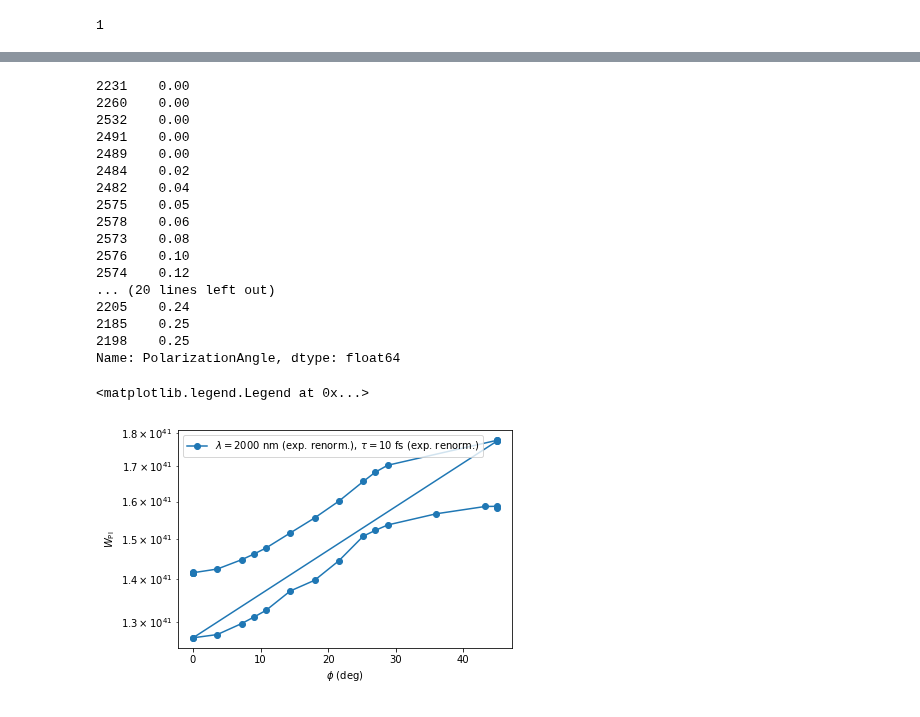
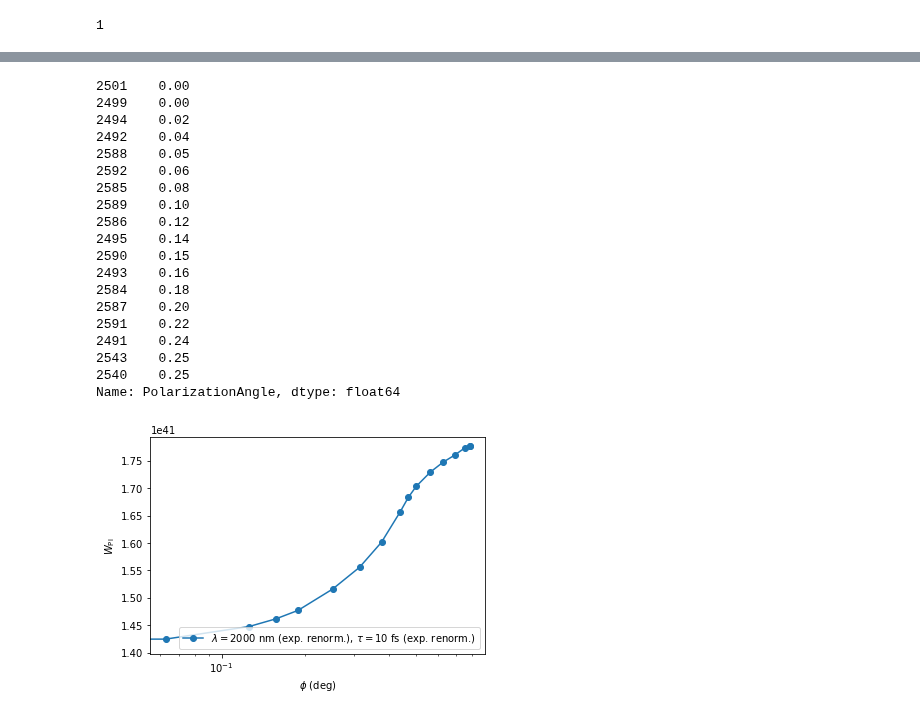
Before and after one commit to tjyderrien/octopus-quantumlap, a Jupyter notebook: Maths/Tibo-biatrisrv/Anisotropic absorption in Si (2000 nm).ipynb, the cells around one changed output, grey strips where cells are left out. Cells and saved outputs as stored; diff of their text form; code cells hidden in the pictures.

Commit message:
Notebook: updated results from Tibo/BIATRI-SRV.

```diff
--- a/Maths/Tibo-biatrisrv/Anisotropic absorption in Si (2000 nm).ipynb
+++ b/Maths/Tibo-biatrisrv/Anisotropic absorption in Si (2000 nm).ipynb
@@ -41,7 +41,10 @@ DatabasePath=OctopusData+"/03-Bulk3D/"
 # %%
 data=pd.read_csv("SiComplete-2021-12-19-BiatriSrv-v2.2.1-WithToleranceOnField-WithAll.csv", "\t", header=2)
 # data=pd.read_csv("2021-02-25-Au-AllData-Database-v2.1.2.csv", "\t", header=2)
+data=pd.read_csv("SiComplete-2022-01-16-BiatriSrv-v2.2.1-WithToleranceOnField-WithAll.csv", "\t", header=2)
+data.describe(include="all")
+data=data.rename(columns={"##JobID": "JobID"})
+data=data.convert_dtypes()
+print(data.dtypes)
 datafull=data
-data.describe(include="all")
-data.dtypes
 # %% [output]
@@ -67,6 +70,6 @@ dtype: object
 # %%
 data=datafull
 data=data[data.Functional==IndexFunctional["LDA"]] #0: LDA, #3: TB09, #2: GGA, #1: MGGA
-data=data[data.kgrid>=24]
+data=data[data.kgrid>=40]
 data
 # %% [output]
@@ -168,30 +197,33 @@ datatmp
 # %%
 datatmp.PolarizationAngle/np.pi
 # %% [output]
-2231    0.00
-2260    0.00
-2532    0.00
-2491    0.00
-2489    0.00
-2484    0.02
-2482    0.04
-2575    0.05
-2578    0.06
-2573    0.08
-2576    0.10
-2574    0.12
-... (20 lines left out)
-2205    0.24
-2185    0.25
-2198    0.25
+2501    0.00
+2499    0.00
+2494    0.02
+2492    0.04
+2588    0.05
+2592    0.06
+2585    0.08
+2589    0.10
+2586    0.12
+2495    0.14
+2590    0.15
+2493    0.16
+2584    0.18
+2587    0.20
+2591    0.22
+2491    0.24
+2543    0.25
+2540    0.25
 Name: PolarizationAngle, dtype: float64
 # %%
 plt.figure()
-plt.semilogy(data2.PolarizationAngle*180/np.pi, data2.Wpi_afterpulse, "-o", label=r"$\lambda=2000$ nm (exp. renorm.), $\tau=$10 fs (exp. renorm.)")
+plt.subplot(polar=False)
+plt.semilogx(data2.PolarizationAngle, data2.Wpi_afterpulse, "-o", label=r"$\lambda=2000$ nm (exp. renorm.), $\tau=$10 fs (exp. renorm.)")
 # plt.xlabel(r"$E_{peak}$ (V/m)")
 plt.xlabel(r"$\phi$ (deg)")
 plt.ylabel(r"$W_{\mathrm{PI}}$")
-plt.legend()
+plt.legend(loc="best")
+plt.show()
 # %% [output]
-<matplotlib.legend.Legend at 0x...>
-[figure, old version]
+[figure, new version]
```
Also changed, not shown: parts of 10 cells of this notebook, 5 other files.
